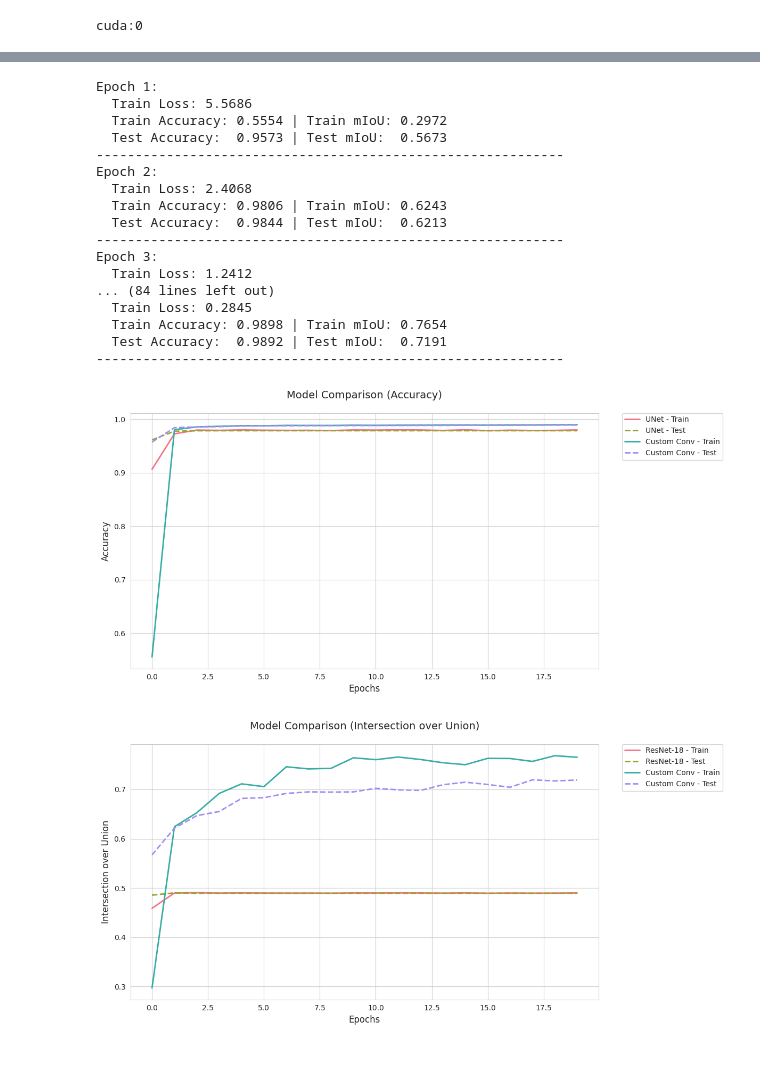
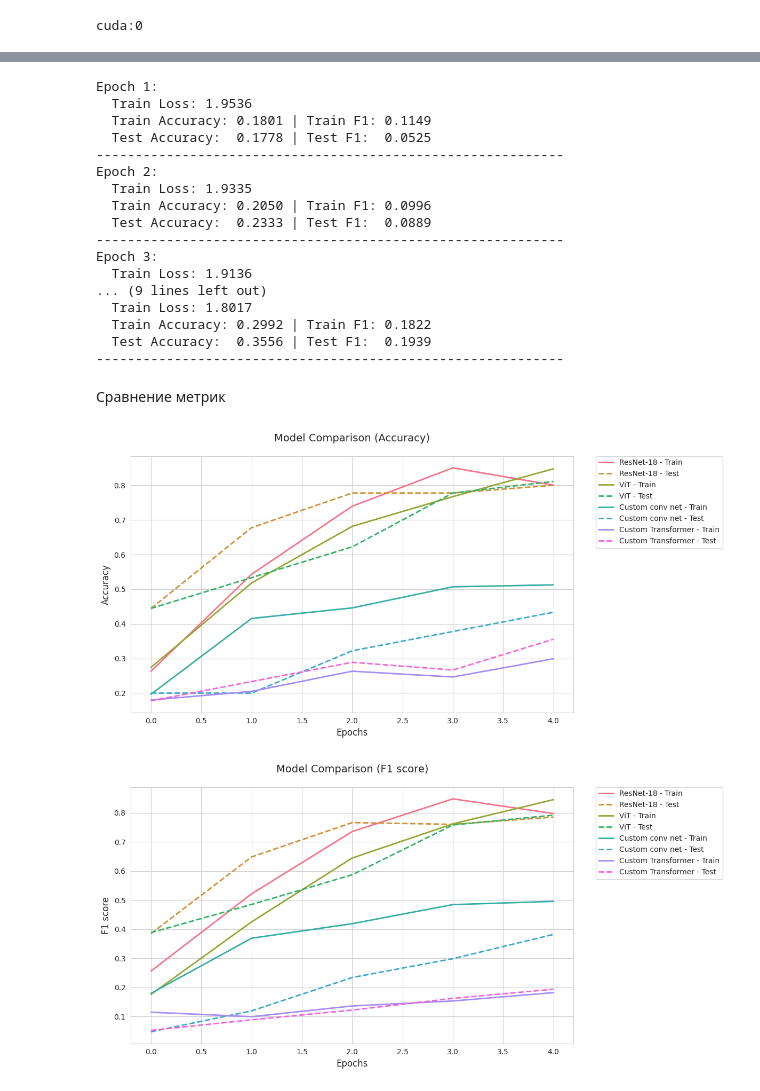
Before and after one commit to Pavloffff/cv_labs, a Jupyter notebook: lab6.ipynb, the cells around one changed output, grey strips where cells are left out. Saved outputs shown, nothing was run; the diff lists cells and outputs as text; code cells hidden in the pictures; blank space fills up the shorter version.

```diff
--- a/lab6.ipynb
+++ b/lab6.ipynb
@@ -327,0 +348,6 @@ class Custom2Conv(nn.Module):
+# %%
+model_custom_conv = CustomConvNet(num_classes=dataset.num_classes).to(device)
+# model_custom_conv = model_custom_conv
+criterion, optimizer = get_criterion_optimizer(model_custom_conv)
+# %%
+train_custom_conv, train_f1_custom_conv, test_custom_conv, test_f1_custom_conv = train(model_custom_conv, optimizer, epochs=n_epochs, n_print=1)
@@ -328,37 +429,44 @@ class Custom2Conv(nn.Module):
 # %%
-model_custom_2conv = Custom2Conv().to(device)
-criterion, optimizer = get_criterion_optimizer(model_custom_2conv)
+model_custom_transformer = CustomTransformer()
+model_custom_transformer = model_custom_transformer.to(device)
+criterion, optimizer = get_criterion_optimizer(model_custom_transformer)
 # %%
-train_acc_custom_2conv, train_iou_custom_2conv, test_acc_custom_2conv, test_iou_custom_2conv = train(model_custom_2conv, criterion, optimizer, epochs=n_epochs, n_print=1)
+train_custom_transformer, train_f1_custom_transformer, test_custom_transformer, test_f1_custom_transformer = train(model_custom_transformer, optimizer, epochs=n_epochs, n_print=1)
 # %% [output]
 Epoch 1:
-  Train Loss: 5.5686
-  Train Accuracy: 0.5554 | Train mIoU: 0.2972
-  Test Accuracy:  0.9573 | Test mIoU:  0.5673
+  Train Loss: 1.9536
+  Train Accuracy: 0.1801 | Train F1: 0.1149
+  Test Accuracy:  0.1778 | Test F1:  0.0525
 ------------------------------------------------------------
 Epoch 2:
-  Train Loss: 2.4068
-  Train Accuracy: 0.9806 | Train mIoU: 0.6243
-  Test Accuracy:  0.9844 | Test mIoU:  0.6213
+  Train Loss: 1.9335
+  Train Accuracy: 0.2050 | Train F1: 0.0996
+  Test Accuracy:  0.2333 | Test F1:  0.0889
 ------------------------------------------------------------
 Epoch 3:
-  Train Loss: 1.2412
-... (84 lines left out)
-  Train Loss: 0.2845
-  Train Accuracy: 0.9898 | Train mIoU: 0.7654
-  Test Accuracy:  0.9892 | Test mIoU:  0.7191
+  Train Loss: 1.9136
+... (9 lines left out)
+  Train Loss: 1.8017
+  Train Accuracy: 0.2992 | Train F1: 0.1822
+  Test Accuracy:  0.3556 | Test F1:  0.1939
 ------------------------------------------------------------
-# %%
-accuracy_data = {
-    "UNet": (train_acc_unet, test_acc_unet),
-    "Custom Conv": (train_acc_custom_2conv, test_acc_custom_2conv),
-}
-iou_data = {
-    "ResNet-18": (train_iou_unet, test_iou_unet),
-    "Custom Conv": (train_iou_custom_2conv, test_iou_custom_2conv),
-}
-show_metrics(accuracy_data, metric_name="Accuracy")
-show_metrics(iou_data, metric_name="Intersection over Union")
-# %% [output]
-[figure, removed]
-[figure, removed]
+# %% [markdown]
+Сравнение метрик
+# %%
+accuracy_data = {
+    "ResNet-18": (train_acc_resnet, test_acc_resnet),
+    "ViT": (train_acc_vit, test_acc_vit),
+    "Custom conv net": (train_custom_conv, test_custom_conv),
+    "Custom Transformer": (train_custom_transformer, test_custom_transformer)
+}
+f1_data = {
+    "ResNet-18": (train_f1_resnet, test_f1_resnet),
+    "ViT": (train_f1_vit, test_f1_vit),
+    "Custom conv net": (train_f1_custom_conv, test_f1_custom_conv),
+    "Custom Transformer": (train_f1_custom_transformer, test_f1_custom_transformer)
+}
+show_metrics(accuracy_data, metric_name="Accuracy")
+show_metrics(f1_data, metric_name="F1 score")
+# %% [output]
+[figure, added]
+[figure, added]
```
Also changed, not shown: parts of 36 cells of this notebook, 4 other files.
